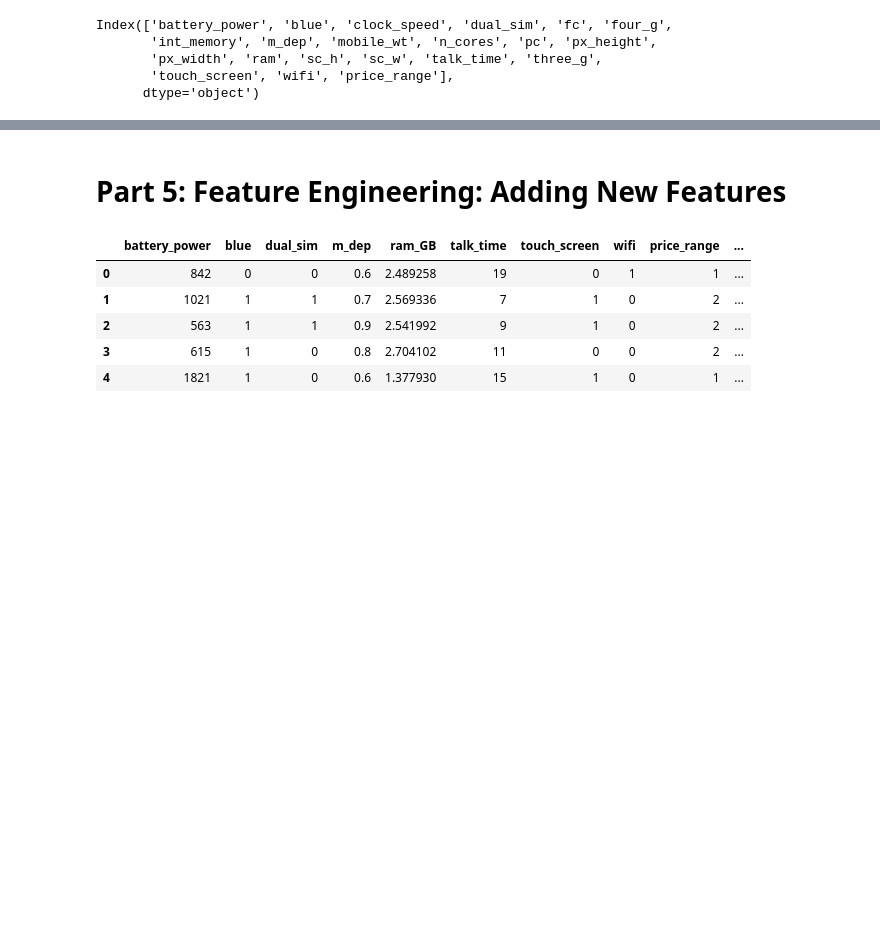
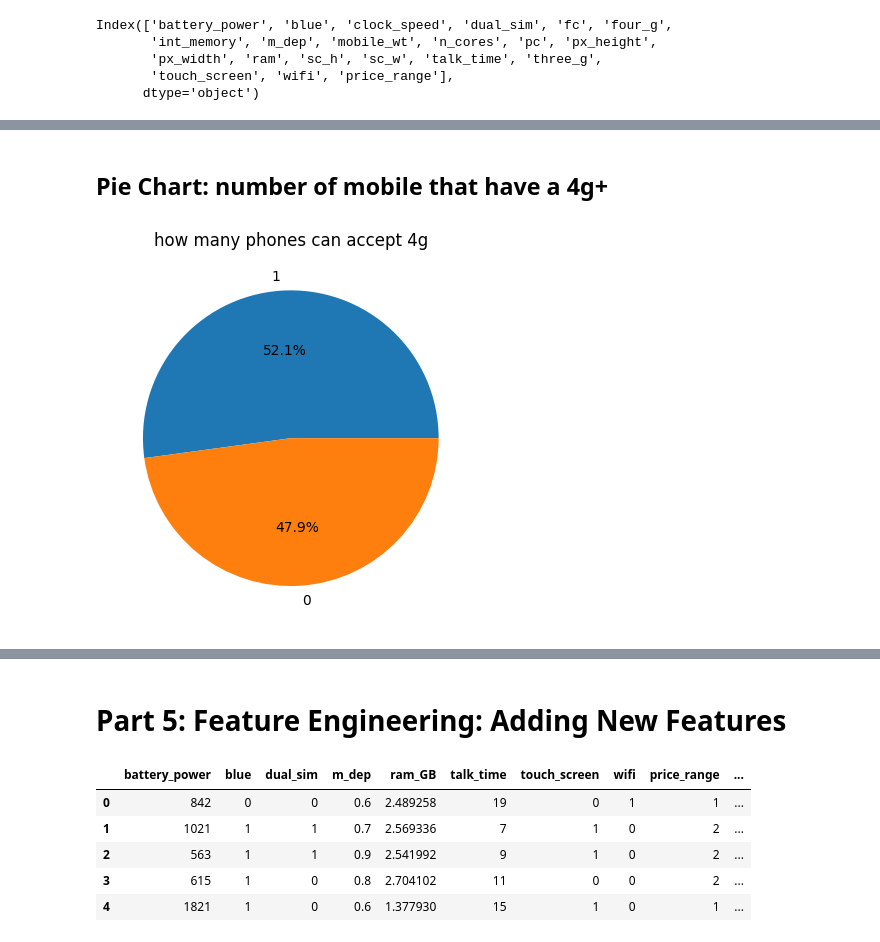
Before and after one commit to Mohamed-Abdirizak/Mobile-Price-Prediction, a Jupyter notebook: Mobile_Price_Prediction.ipynb, the cells around one changed output, grey strips where cells are left out. Cells and saved outputs as stored; diff of their text form; code cells hidden in the pictures; blank space fills up the shorter version.

```diff
--- a/Mobile_Price_Prediction.ipynb
+++ b/Mobile_Price_Prediction.ipynb
@@ -171,0 +130,19 @@ Index(['battery_power', 'blue', 'clock_speed', 'dual_sim', 'fc', 'four_g',
+# %% [markdown]
+## Pie Chart: number of mobile that have a 4g+
+# %%
+import matplotlib.pyplot as plt
+
+# Assuming 'data' is your dataset with the variable containing 0s and 1s
+# Count the occurrences of each value
+value_counts = data['four_g'].value_counts()
+
+# Create a pie chart
+plt.pie(value_counts.values, labels=value_counts.index, autopct='%1.1f%%')
+
+# Add title
+plt.title('how many phones can accept 4g')
+
+# Display the plot
+plt.show()
+# %% [output]
+[figure, added]
```
Also changed, not shown: parts of 67 cells of this notebook.
